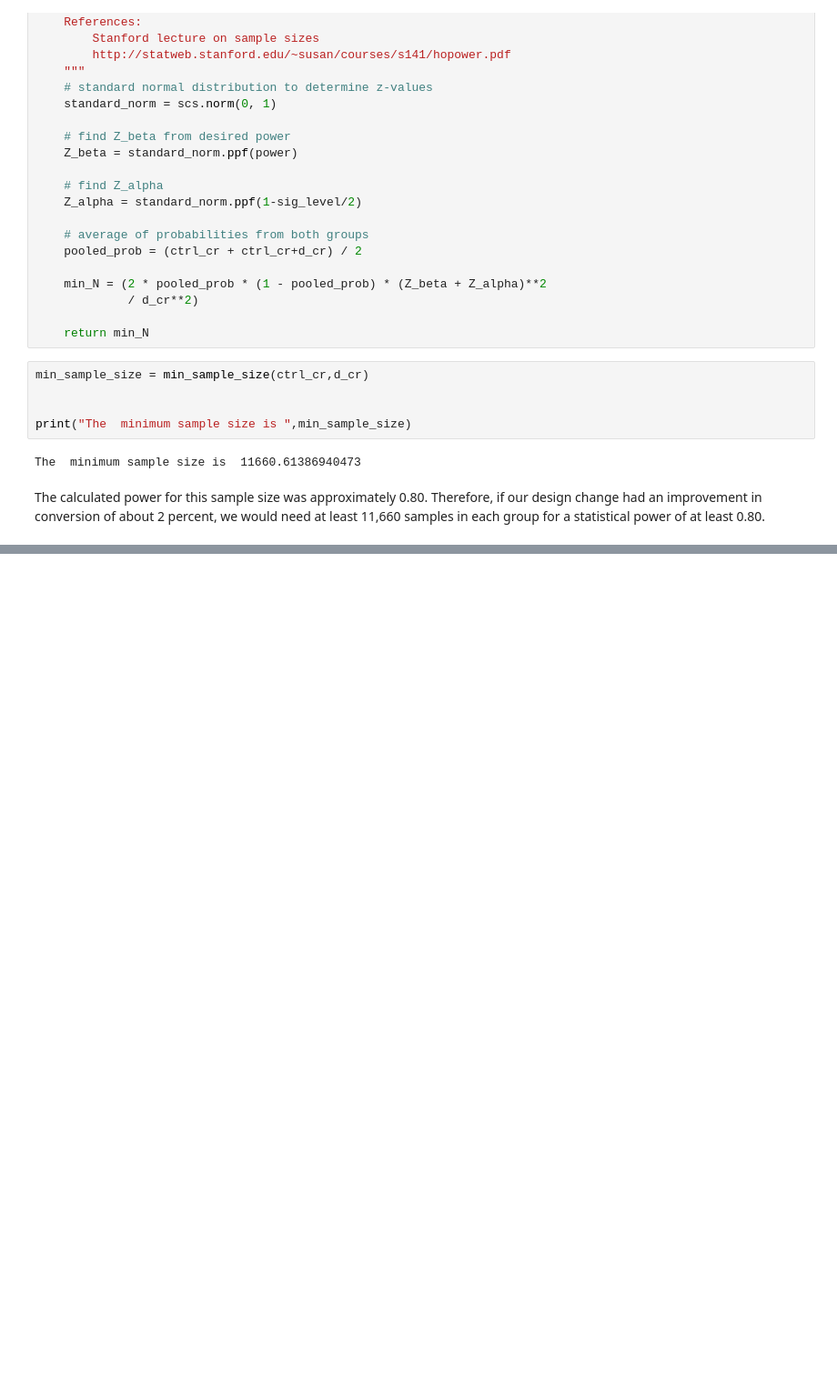
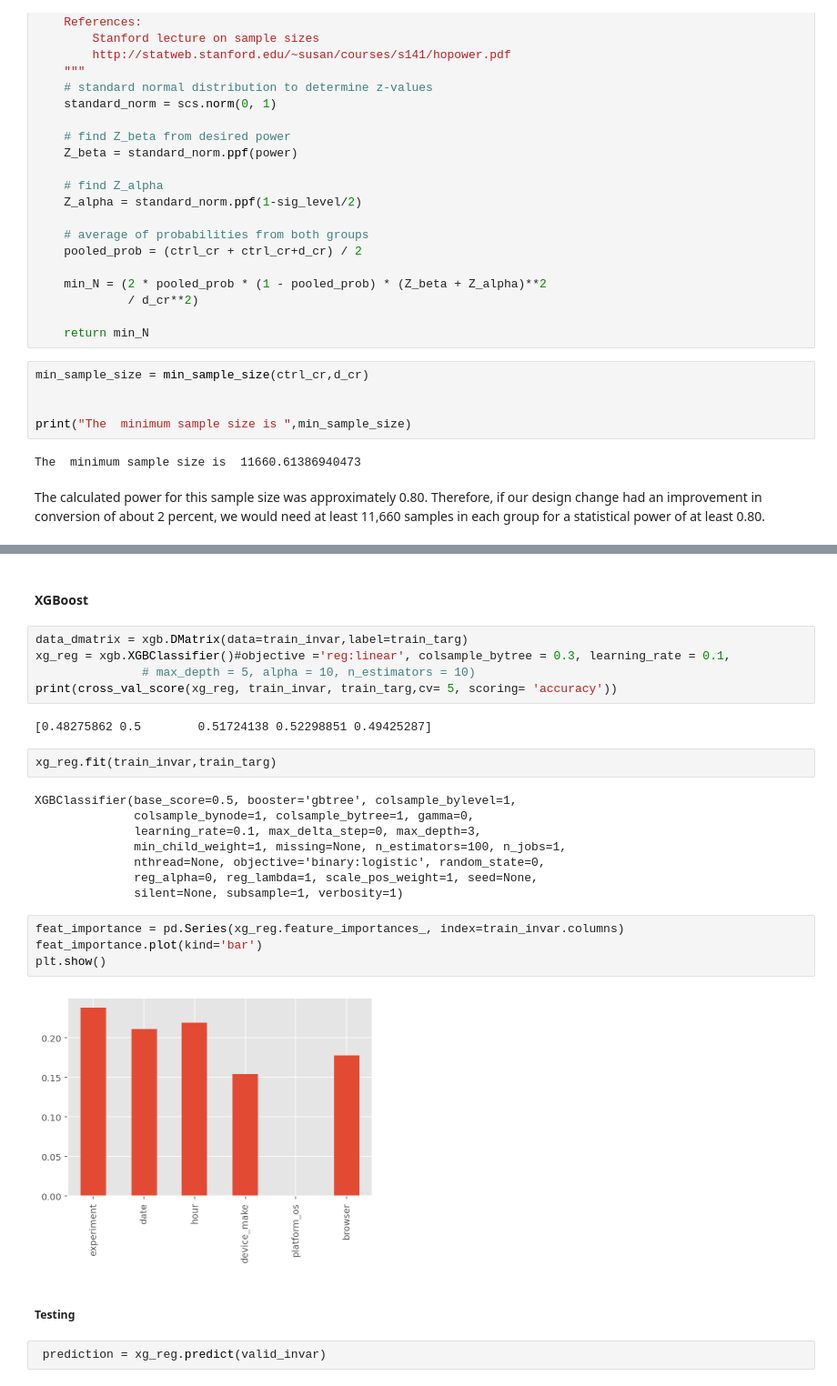
Before and after one commit to muluwork-shegaw/10Acad_week4, a Jupyter notebook: AB_Testing.ipynb, the cells around one changed output, grey strips where cells are left out. Shown at 91% size. Cells and saved outputs as stored; diff of their text form; blank space fills up the shorter version.

Commit message:
machine learning

```diff
--- a/AB_Testing.ipynb
+++ b/AB_Testing.ipynb
@@ -339,0 +467,29 @@ The calculated power for this sample size was approximately 0.80. Therefore, if
+# %% [markdown]
+#### XGBoost
+# %%
+data_dmatrix = xgb.DMatrix(data=train_invar,label=train_targ)
+xg_reg = xgb.XGBClassifier()#objective ='reg:linear', colsample_bytree = 0.3, learning_rate = 0.1,
+               # max_depth = 5, alpha = 10, n_estimators = 10)
+print(cross_val_score(xg_reg, train_invar, train_targ,cv= 5, scoring= 'accuracy'))
+# %% [output]
+[0.48275862 0.5        0.51724138 0.52298851 0.49425287]
+# %%
+xg_reg.fit(train_invar,train_targ)
+# %% [output]
+XGBClassifier(base_score=0.5, booster='gbtree', colsample_bylevel=1,
+              colsample_bynode=1, colsample_bytree=1, gamma=0,
+              learning_rate=0.1, max_delta_step=0, max_depth=3,
+              min_child_weight=1, missing=None, n_estimators=100, n_jobs=1,
+              nthread=None, objective='binary:logistic', random_state=0,
+              reg_alpha=0, reg_lambda=1, scale_pos_weight=1, seed=None,
+              silent=None, subsample=1, verbosity=1)
+# %%
+feat_importance = pd.Series(xg_reg.feature_importances_, index=train_invar.columns)
+feat_importance.plot(kind='bar')
+plt.show()
+# %% [output]
+[figure, added]
+# %% [markdown]
+##### Testing
+# %%
+ prediction = xg_reg.predict(valid_invar)
```
Also changed, not shown: parts of 28 cells of this notebook.
